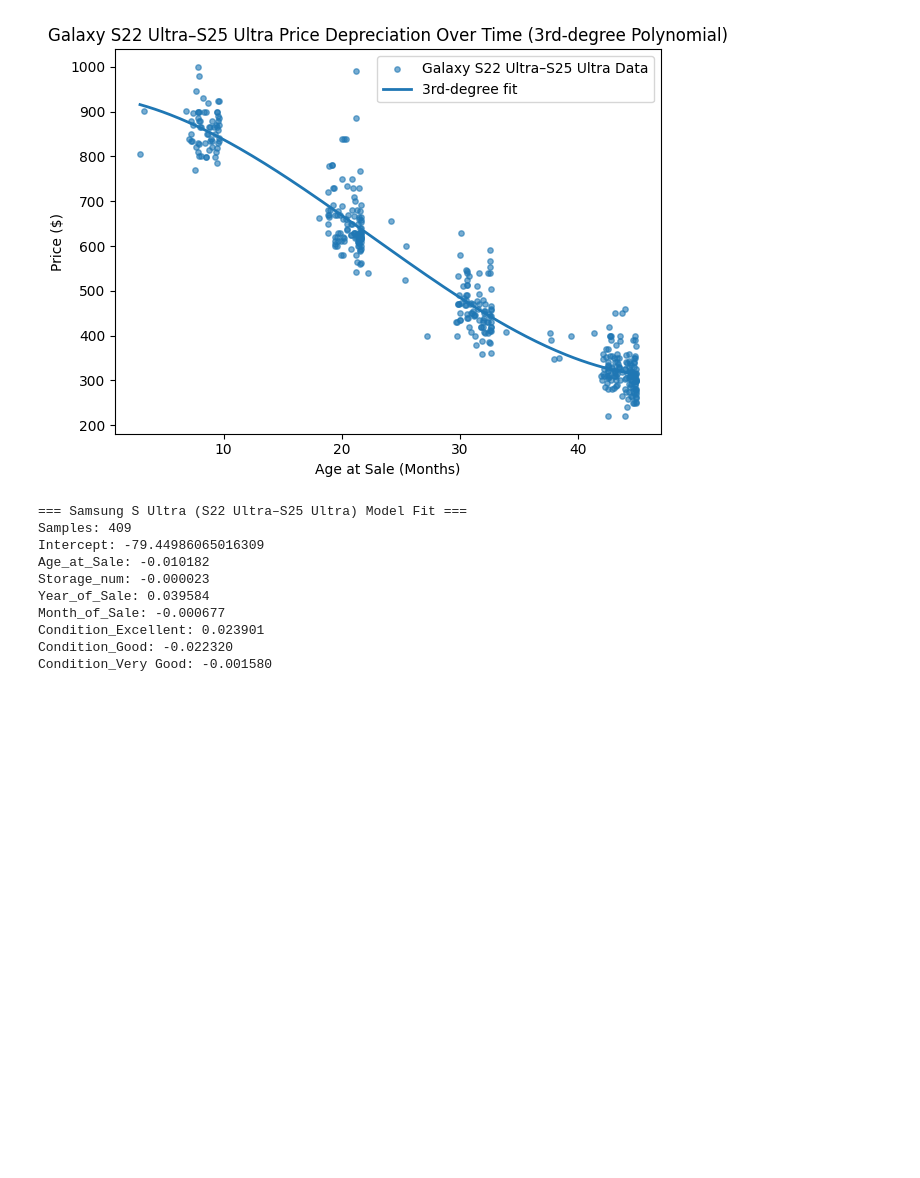
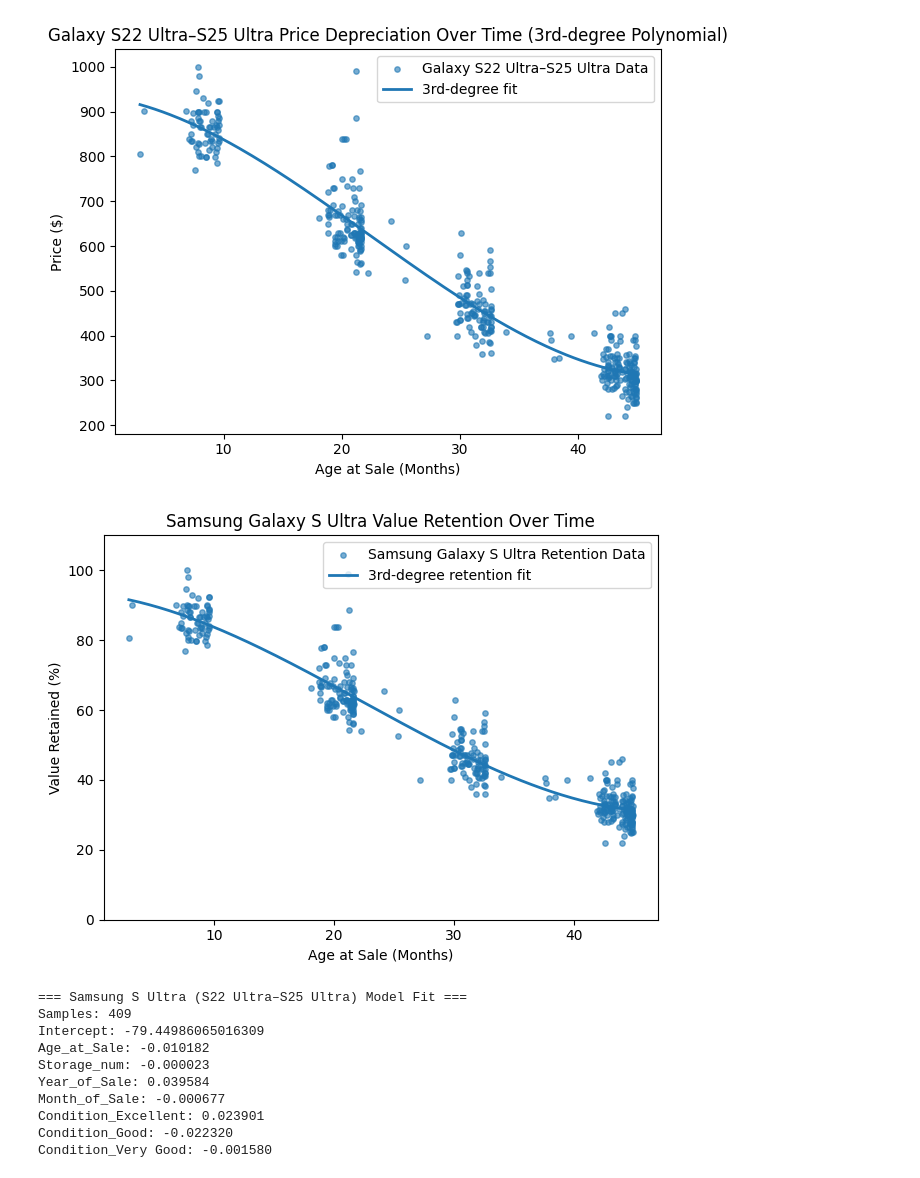
Before and after one commit to MengsrunNit/ebay-scrapping, a Jupyter notebook: Samsung Data/Samsung_S_ultra/Samsung_S_Ultra.ipynb, the cells around one changed output. Cells and saved outputs as stored; diff of their text form; code cells hidden in the pictures; blank space fills up the shorter version.

```diff
--- a/Samsung Data/Samsung_S_ultra/Samsung_S_Ultra.ipynb
+++ b/Samsung Data/Samsung_S_ultra/Samsung_S_Ultra.ipynb
@@ -393,6 +393,61 @@ plt.tight_layout()
 plt.show()
 # %% [output]
 [figure]
+# %%
+from matplotlib import pyplot as plt
+import numpy as np
+
+# Make sure column names are clean
+data.rename(columns=str.strip, inplace=True)
+
+# Use clean columns
+x = data['Age_at_Sale']          # months
+y = data['Price_num']            # resale price in $
+
+# Drop NaNs/infs before fitting
+m = np.isfinite(x) & np.isfinite(y)
+x = x[m].to_numpy()
+y = y[m].to_numpy()
+
+# -------------------------------
+# Convert price → retention value
+# -------------------------------
+original_price = y.max()
+retention = (y / original_price) * 100.0
+
+# Fit and build 3rd-degree polynomial
+degree = 3
+coeffs = np.polyfit(x, retention, degree)
+poly_eq = np.poly1d(coeffs)
+
+# Smooth line
+x_line = np.linspace(x.min(), x.max(), 200)
+y_line = poly_eq(x_line)
+
+# -------------------------------
+# Plot
+# -------------------------------
+plt.scatter(x, retention, s=15, alpha=0.6, label='Samsung Galaxy S Ultra Retention Data')
+plt.plot(x_line, y_line, linewidth=2, label=f'{degree}rd-degree retention fit')
+
+plt.xlabel('Age at Sale (Months)')
+plt.ylabel('Value Retained (%)')
+plt.title('Samsung Galaxy S Ultra Value Retention Over Time')
+plt.ylim(0, 110)
+
+# ⭐ Fix legend in the top-right corner
+plt.legend(loc='upper right')
+
+
+import os
+# Save figure
+os.makedirs('output', exist_ok=True)
+plt.savefig('output/samsung_s_ultra_value_retention_polynomial_fit.png', dpi=300)
+
+plt.tight_layout()
+plt.show()
+# %% [output]
+[figure, added]
 # %%
 # === Samsung S Ultra resale regression (Galaxy S22 Ultra–S25 Ultra) ===
 
```
Also changed, not shown: 10 other files.
